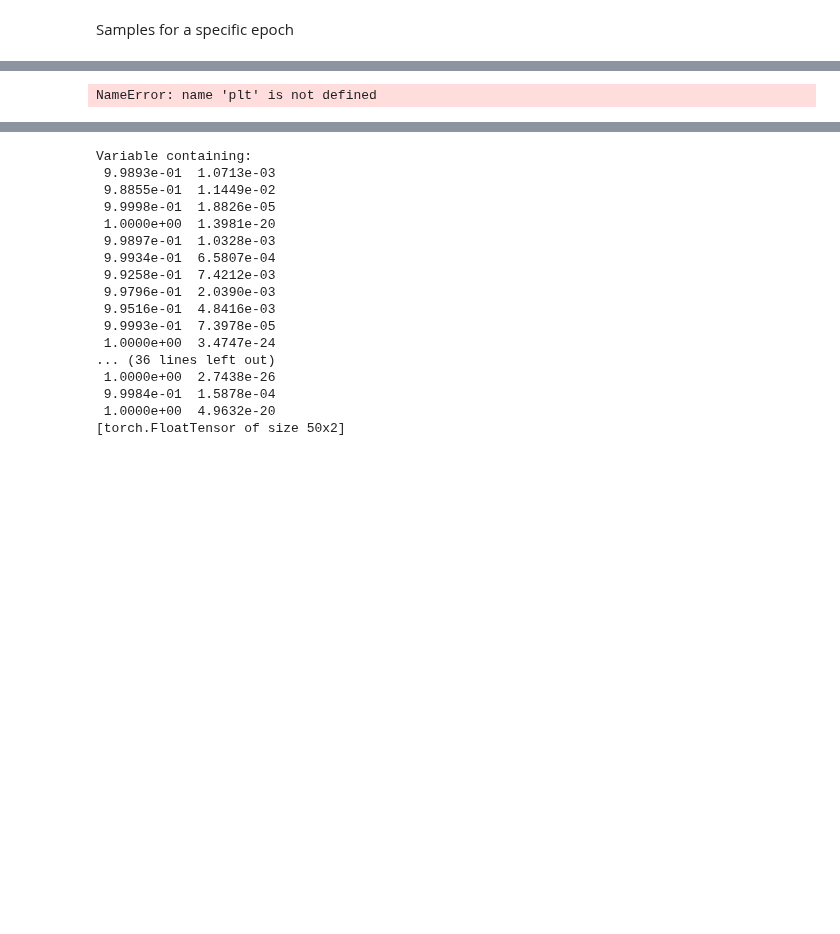
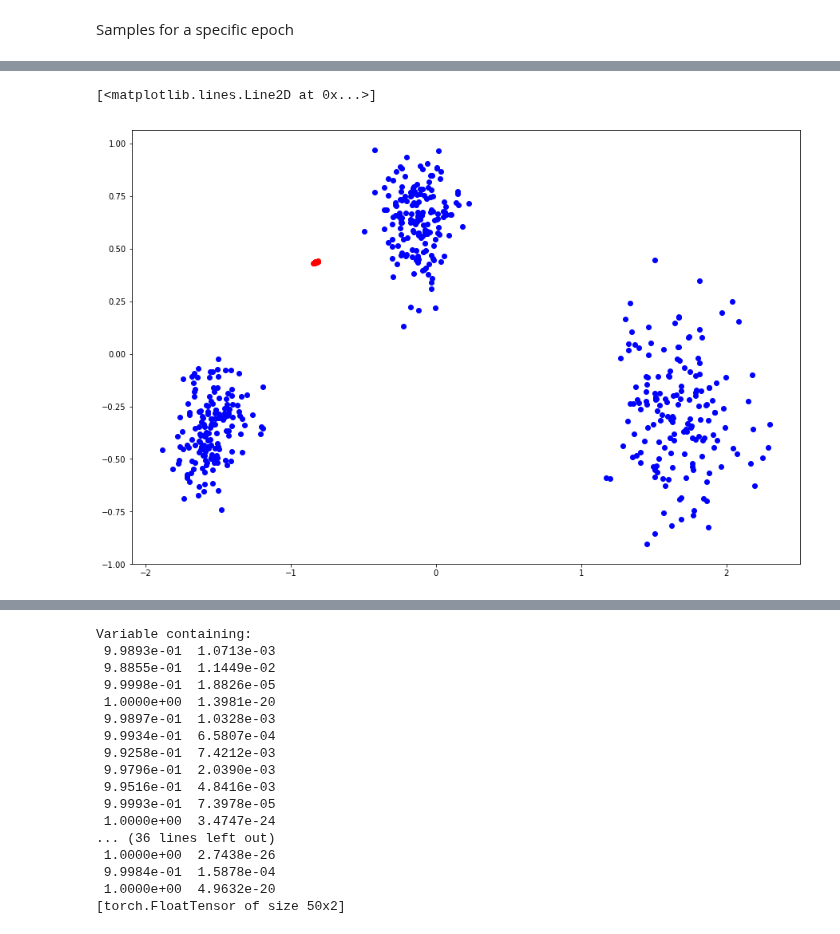
Before and after one commit to mfinzi/gans-and-stuff, a Jupyter notebook: bgan_synth.ipynb, the cells around one changed output, grey strips where cells are left out. Saved outputs shown, nothing was run; the diff lists cells and outputs as text; code cells hidden in the pictures; blank space fills up the shorter version.

```diff
--- a/bgan_synth.ipynb
+++ b/bgan_synth.ipynb
@@ -196,7 +198,8 @@ int(x_f.shape[0] / num_samples)
 # %%
 plt.figure(figsize=(15, 10))
-j=620
+j=730
 plt.plot(x_r[:, 0], x_r[:, 1], 'bo')
 plt.plot(x_f[j*num_samples:(j+1) * num_samples, 0], x_f[j*num_samples:(j+1) * num_samples, 1], 'ro')
 # %% [output]
-NameError: name 'plt' is not defined
+[<matplotlib.lines.Line2D at 0x...>]
+[figure, added]
```
Also changed, not shown: parts of 8 cells of this notebook, 4 other files.
